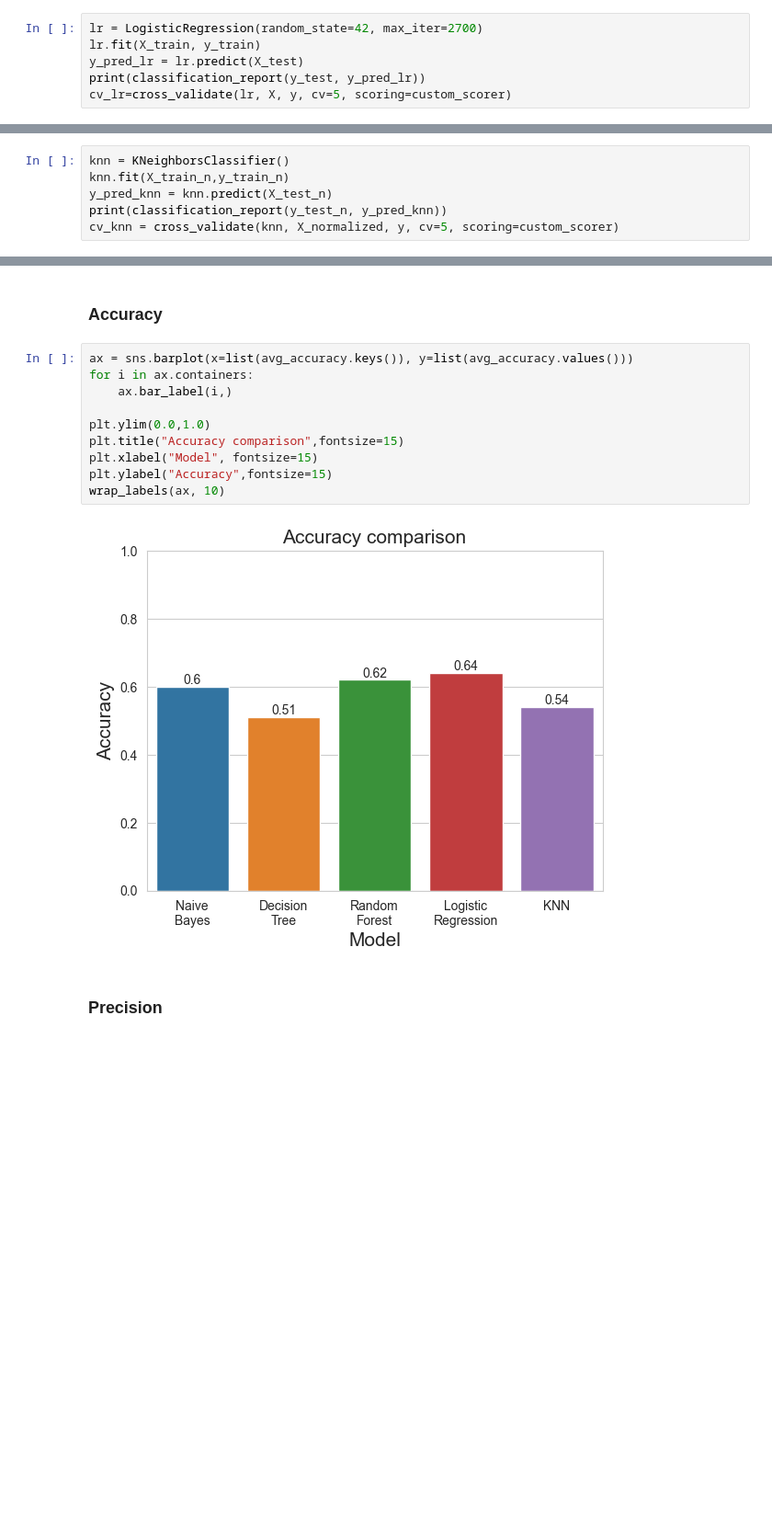
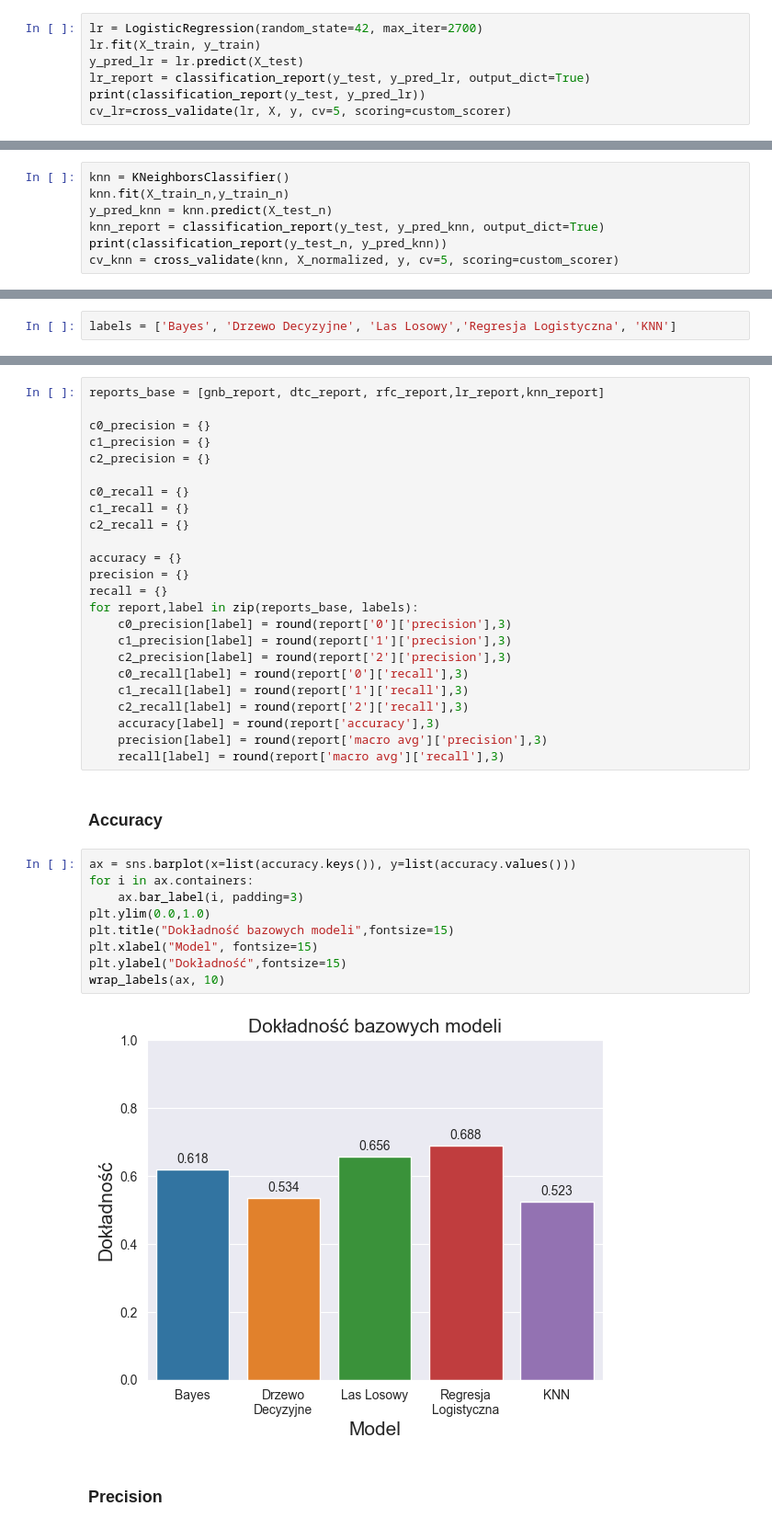
Before and after one commit to PWcislo26/football-ml-predictor, a Jupyter notebook: predictor.ipynb, the cells around one changed output, grey strips where cells are left out. Shown at 92% size. Saved outputs shown, nothing was run; the diff lists cells and outputs as text; blank space fills up the shorter version.

```diff
--- a/predictor.ipynb
+++ b/predictor.ipynb
@@ -103,6 +98,7 @@ weighted avg       0.64      0.66      0.64       532
 lr = LogisticRegression(random_state=42, max_iter=2700)
 lr.fit(X_train, y_train)
 y_pred_lr = lr.predict(X_test)
+lr_report = classification_report(y_test, y_pred_lr, output_dict=True)
 print(classification_report(y_test, y_pred_lr))
 cv_lr=cross_validate(lr, X, y, cv=5, scoring=custom_scorer)
 # %% [output]
@@ -125,6 +121,7 @@ X_normalized, y, test_size=0.20, random_state=42)
 knn = KNeighborsClassifier()
 knn.fit(X_train_n,y_train_n)
 y_pred_knn = knn.predict(X_test_n)
+knn_report = classification_report(y_test, y_pred_knn, output_dict=True)
 print(classification_report(y_test_n, y_pred_knn))
 cv_knn = cross_validate(knn, X_normalized, y, cv=5, scoring=custom_scorer)
 # %% [output]
@@ -142 +139,3 @@ weighted avg       0.53      0.52      0.51       532
+# %%
+labels = ['Bayes', 'Drzewo Decyzyjne', 'Las Losowy','Regresja Logistyczna', 'KNN']
 # %%
@@ -158,16 +157,39 @@ for cv,label in zip(cvs,labels):
+# %%
+reports_base = [gnb_report, dtc_report, rfc_report,lr_report,knn_report]
+
+c0_precision = {}
+c1_precision = {}
+c2_precision = {}
+
+c0_recall = {}
+c1_recall = {}
+c2_recall = {}
+
+accuracy = {}
+precision = {}
+recall = {}
+for report,label in zip(reports_base, labels):
+    c0_precision[label] = round(report['0']['precision'],3)
+    c1_precision[label] = round(report['1']['precision'],3)
+    c2_precision[label] = round(report['2']['precision'],3)
+    c0_recall[label] = round(report['0']['recall'],3)
+    c1_recall[label] = round(report['1']['recall'],3)
+    c2_recall[label] = round(report['2']['recall'],3)
+    accuracy[label] = round(report['accuracy'],3)
+    precision[label] = round(report['macro avg']['precision'],3)
+    recall[label] = round(report['macro avg']['recall'],3)
 # %% [markdown]
 ### Accuracy
 # %%
-ax = sns.barplot(x=list(avg_accuracy.keys()), y=list(avg_accuracy.values()))
+ax = sns.barplot(x=list(accuracy.keys()), y=list(accuracy.values()))
 for i in ax.containers:
-    ax.bar_label(i,)
-
+    ax.bar_label(i, padding=3)
 plt.ylim(0.0,1.0)
-plt.title("Accuracy comparison",fontsize=15)
+plt.title("Dokładność bazowych modeli",fontsize=15)
 plt.xlabel("Model", fontsize=15)
-plt.ylabel("Accuracy",fontsize=15)
+plt.ylabel("Dokładność",fontsize=15)
 wrap_labels(ax, 10)
 # %% [output]
-[figure, old version]
+[figure, new version]
 # %% [markdown]
 ### Precision
```
Also changed, not shown: parts of 30 cells of this notebook.
